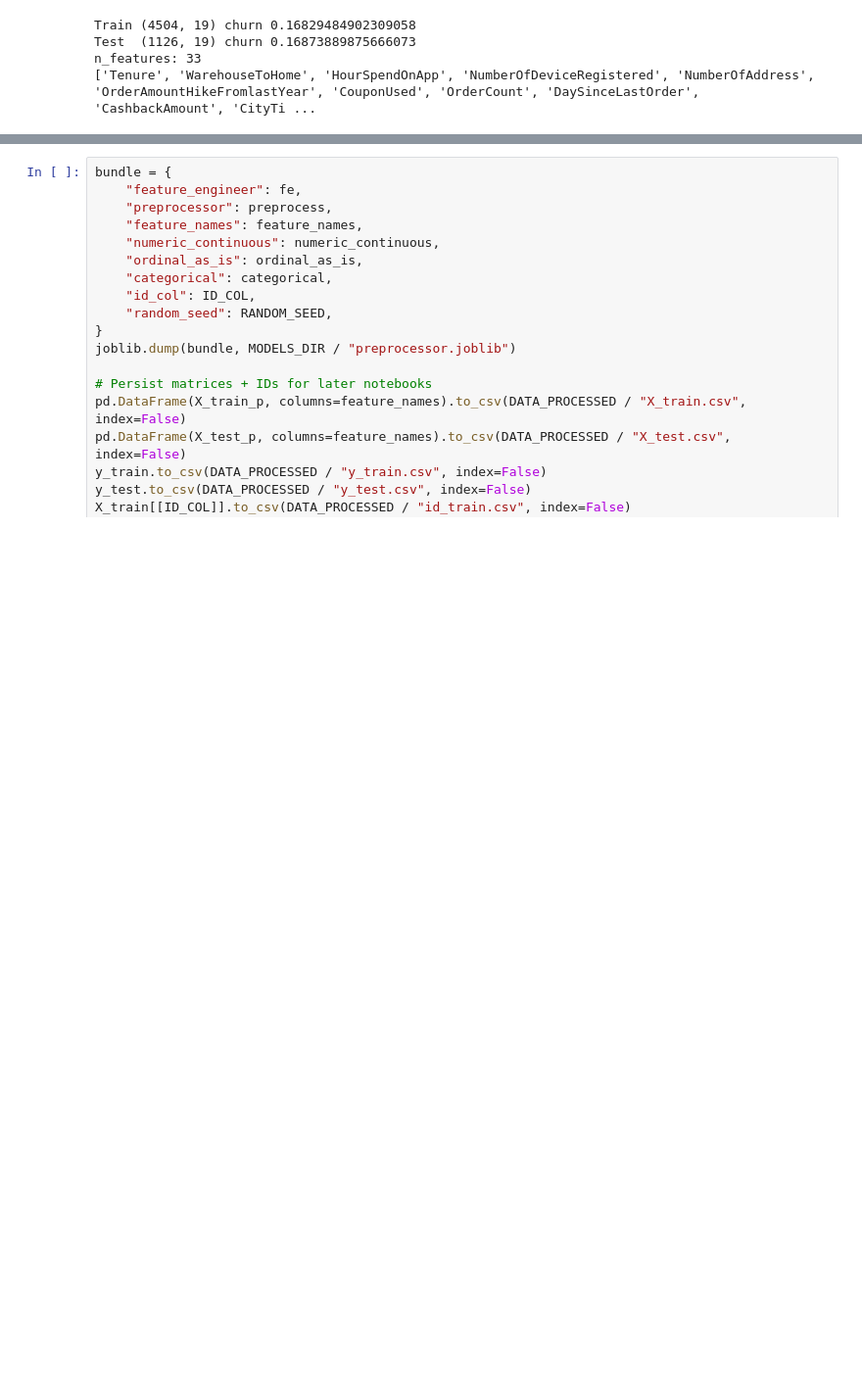
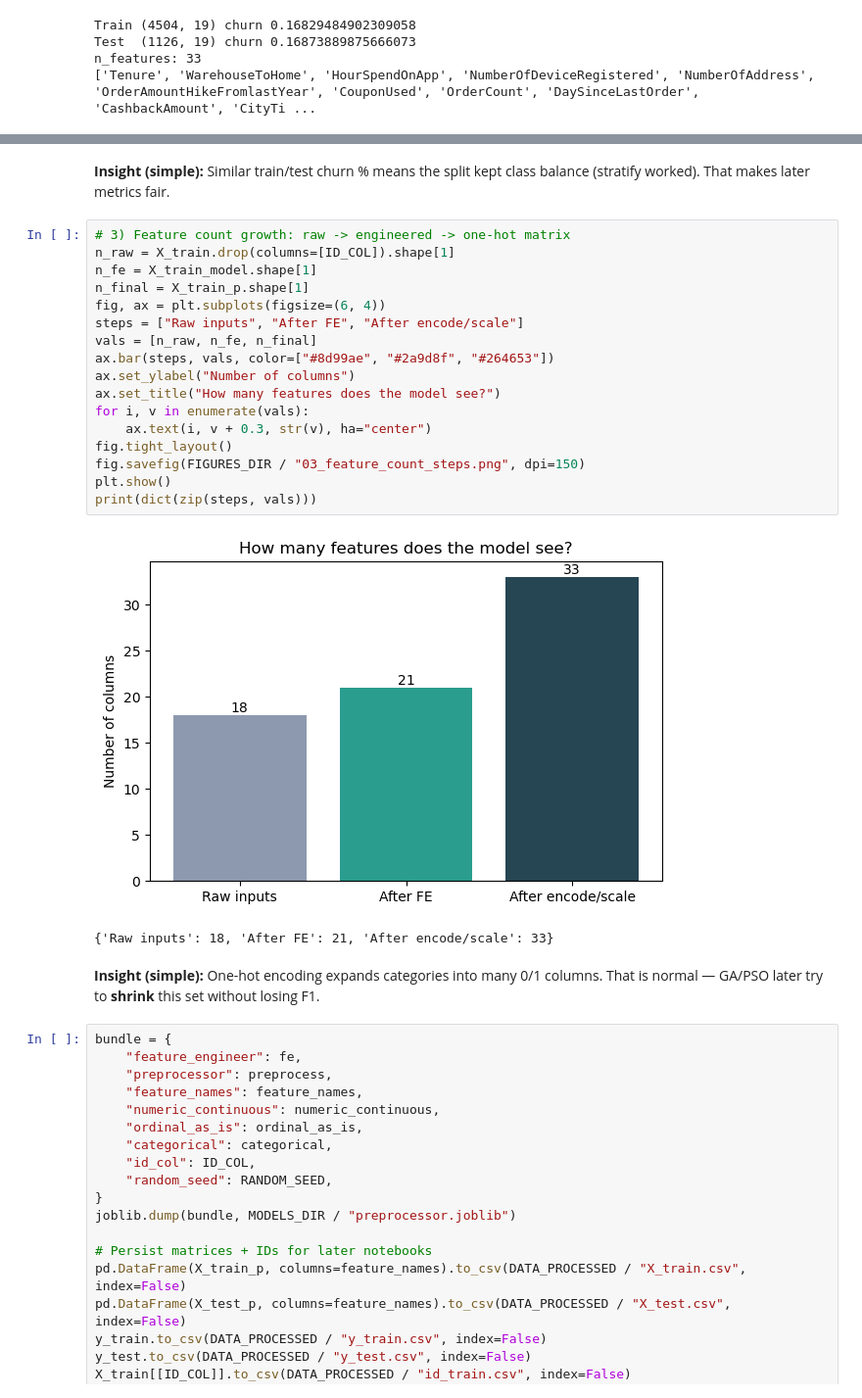
Before and after one commit to IshanWijekoon/ecommerce-customer-churn-prediction, a Jupyter notebook: notebooks/03_Data_Preprocessing.ipynb, the cells around one changed output, grey strips where cells are left out. Shown at 98% size. Drawn from its saved outputs; the diff is of its cells as text; blank space fills up the shorter version.

```diff
--- a/notebooks/03_Data_Preprocessing.ipynb
+++ b/notebooks/03_Data_Preprocessing.ipynb
@@ -167,3 +214,27 @@ n_features: 33
+# %% [markdown]
+**Insight (simple):** Similar train/test churn % means the split kept class balance (stratify worked). That makes later metrics fair.
+# %%
+# 3) Feature count growth: raw -> engineered -> one-hot matrix
+n_raw = X_train.drop(columns=[ID_COL]).shape[1]
+n_fe = X_train_model.shape[1]
+n_final = X_train_p.shape[1]
+fig, ax = plt.subplots(figsize=(6, 4))
+steps = ["Raw inputs", "After FE", "After encode/scale"]
+vals = [n_raw, n_fe, n_final]
+ax.bar(steps, vals, color=["#8d99ae", "#2a9d8f", "#264653"])
+ax.set_ylabel("Number of columns")
+ax.set_title("How many features does the model see?")
+for i, v in enumerate(vals):
+    ax.text(i, v + 0.3, str(v), ha="center")
+fig.tight_layout()
+fig.savefig(FIGURES_DIR / "03_feature_count_steps.png", dpi=150)
+plt.show()
+print(dict(zip(steps, vals)))
+# %% [output]
+[figure, added]
+{'Raw inputs': 18, 'After FE': 21, 'After encode/scale': 33}
+# %% [markdown]
+**Insight (simple):** One-hot encoding expands categories into many 0/1 columns. That is normal — GA/PSO later try to **shrink** this set without losing F1.
 # %%
 bundle = {
     "feature_engineer": fe,
```
Also changed, not shown: parts of 5 cells of this notebook, 11 other files.
